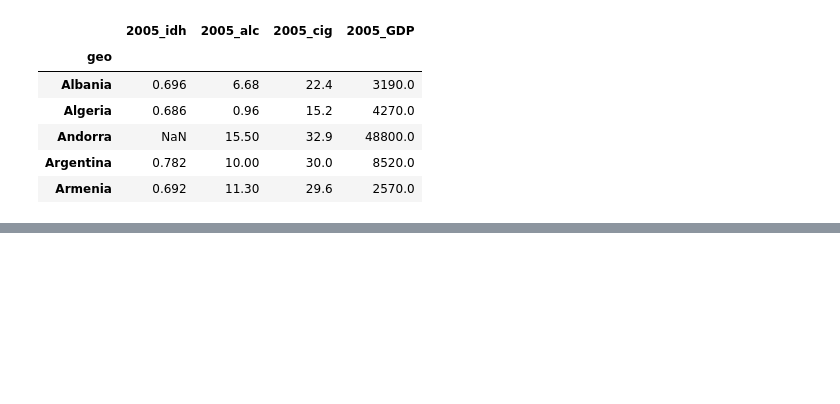
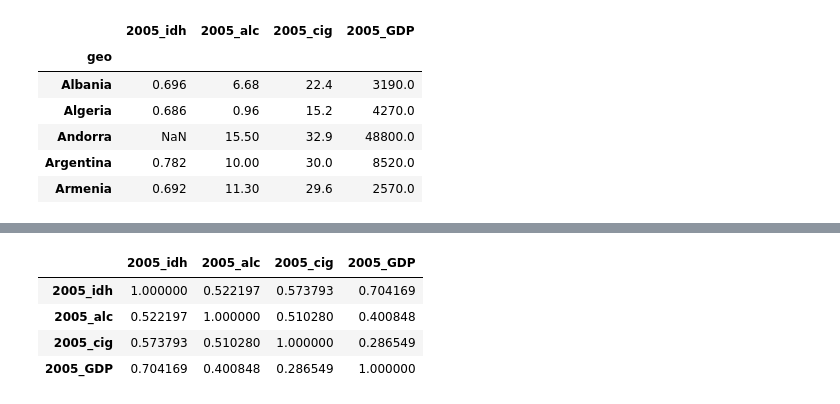
Before and after one commit to slimkaki/project1_cddp, a Jupyter notebook: Projeto 01.ipynb, the cells around one changed output, grey strips where cells are left out. Saved outputs shown, nothing was run; the diff lists cells and outputs as text; code cells hidden in the pictures; blank space fills up the shorter version.

```diff
--- a/Projeto 01.ipynb
+++ b/Projeto 01.ipynb
@@ -58,0 +141,8 @@ df.head() #dataframe pronto para a analise!
+# %%
+df.corr(method='pearson') #Correlação entre as colunas
+# %% [output]
+|  | 2005_idh | 2005_alc | 2005_cig | 2005_GDP |
+| 2005_idh | 1.000000 | 0.522197 | 0.573793 | 0.704169 |
+| 2005_alc | 0.522197 | 1.000000 | 0.510280 | 0.400848 |
+| 2005_cig | 0.573793 | 0.510280 | 1.000000 | 0.286549 |
+| 2005_GDP | 0.704169 | 0.400848 | 0.286549 | 1.000000 |
```
Also changed, not shown: parts of 8 cells of this notebook.
